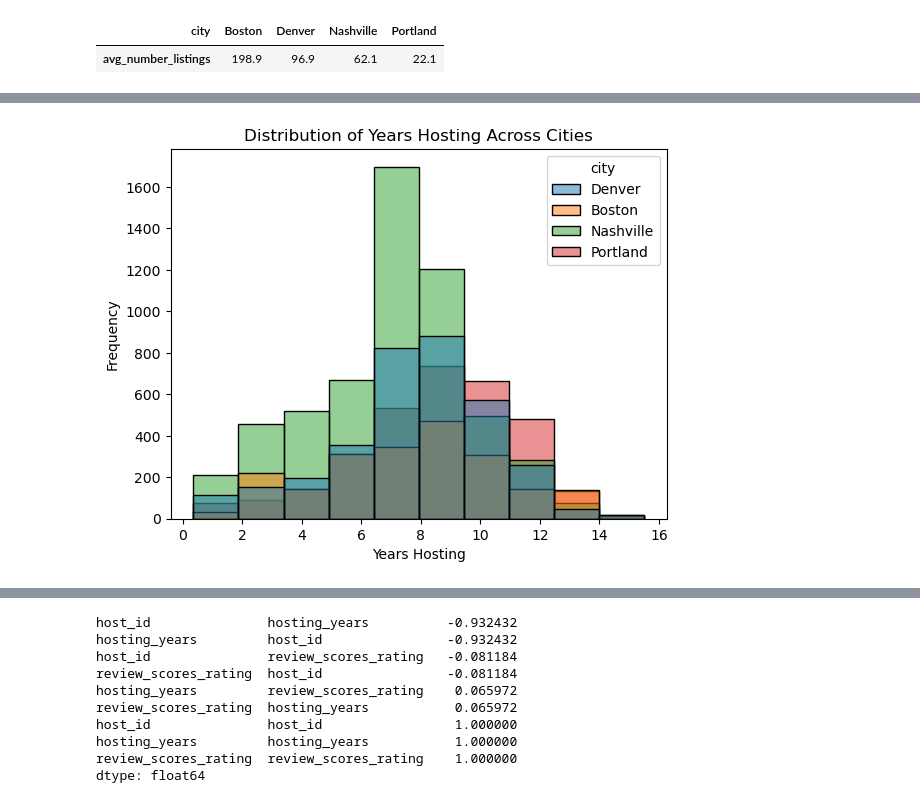
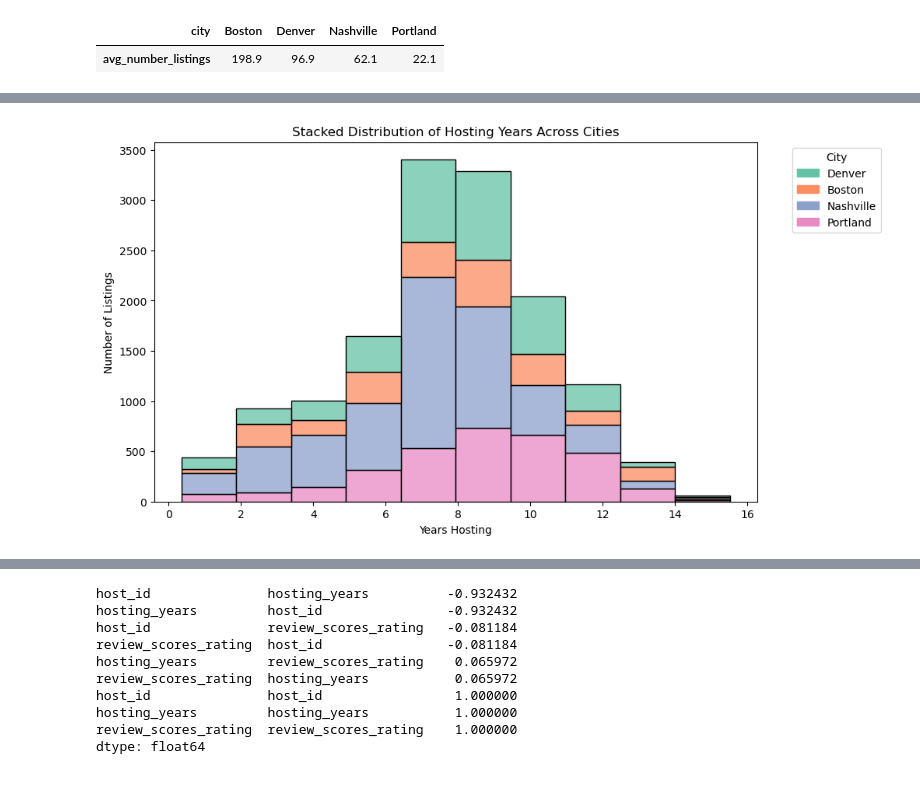
Before and after one commit to bmckimmy/Panda-o-rama, a Jupyter notebook: SB_files/sb_host.ipynb, the cells around one changed output, grey strips where cells are left out. Cells and saved outputs as stored; diff of their text form; code cells hidden in the pictures.

Commit message:
updated graphs, added corr for response

```diff
--- a/SB_files/sb_host.ipynb
+++ b/SB_files/sb_host.ipynb
@@ -317,12 +416,19 @@ years_to_rating.head()
 # %%
-#What is the distribution of years hosting across our data set?
-sns.histplot(host_info_cleaned_df, x='hosting_years', hue= 'city', bins=10, kde=False)
-plt.title('Distribution of Years Hosting Across Cities')
+
+#display the distribution of the hosting years by city to visualize the grouping/distribution of experience of hosts by city
+plt.figure(figsize=(10, 6))
+ax = sns.histplot(host_info_cleaned_df, x='hosting_years', hue='city', bins=10, kde=False, multiple="stack", palette='Set2')
+
+# Manually create the legend
+handles = [plt.Rectangle((0, 0), 1, 1, color=color) for color in sns.color_palette("Set2")]
+plt.legend(handles, host_info_cleaned_df['city'].unique(), title='City', bbox_to_anchor=(1.05, 1), loc='upper left')
+
+plt.title('Stacked Distribution of Hosting Years Across Cities')
 plt.xlabel('Years Hosting')
-plt.ylabel('Frequency')
+plt.ylabel('Number of Listings')
 plt.show()
 # %% [output]
-[figure, old version]
+[figure, new version]
 # %%
 no_city_yrs_review = years_to_rating.drop(columns="city")
 no_city_yrs_review.head()
```
Also changed, not shown: parts of 26 cells of this notebook.
